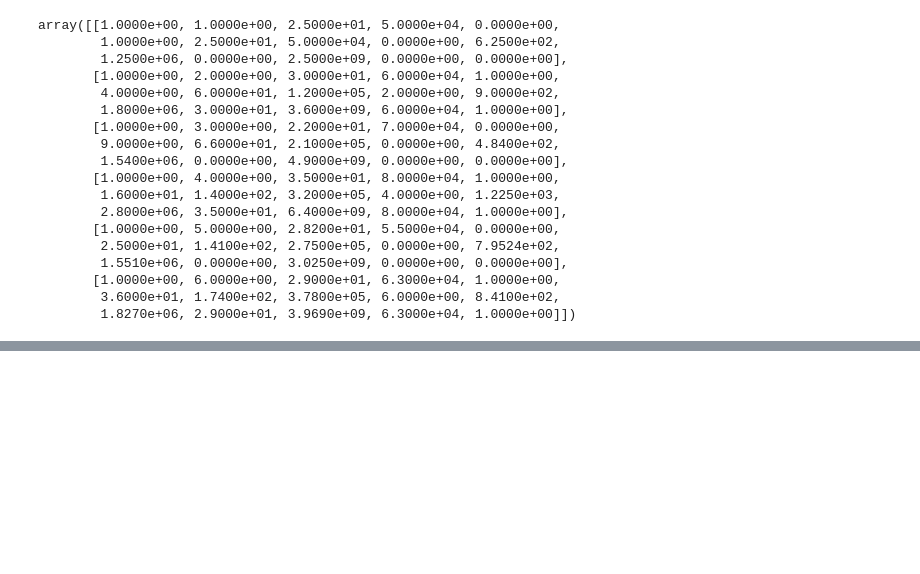
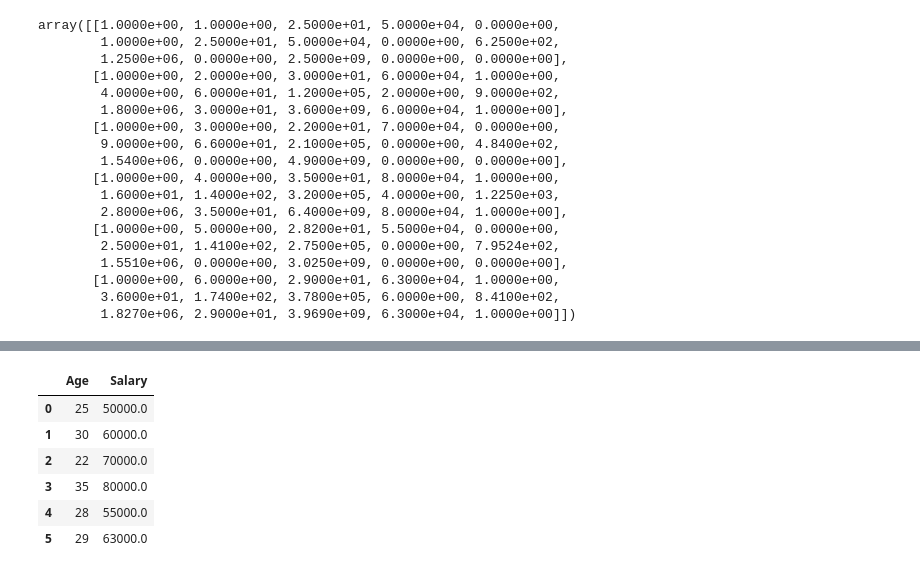
Before and after one commit to hahahang0/pandasPracQuestionsAndAnswers, a Jupyter notebook: pandasDataframeQuestions.ipynb, the cells around one changed output, grey strips where cells are left out. Drawn from its saved outputs; the diff is of its cells as text; code cells hidden in the pictures; blank space fills up the shorter version.

```diff
--- a/pandasDataframeQuestions.ipynb
+++ b/pandasDataframeQuestions.ipynb
@@ -569,0 +581,18 @@ array([[1.0000e+00, 1.0000e+00, 2.5000e+01, 5.0000e+04, 0.0000e+00,
+# %%
+transformed_df = si.fit_transform(numerical_cols)
+# %%
+transformed_df = pd.DataFrame(transformed_df,columns=numeric_columns.columns)
+# %%
+transformed_df["Age"] = transformed_df["Age"].astype("int64")
+# %%
+transformed_df.drop(columns=["ID","Target"],inplace=True)
+# %%
+transformed_df
+# %% [output]
+|  | Age | Salary |
+| 0 | 25 | 50000.0 |
+| 1 | 30 | 60000.0 |
+| 2 | 22 | 70000.0 |
+| 3 | 35 | 80000.0 |
+| 4 | 28 | 55000.0 |
+| 5 | 29 | 63000.0 |
```
Also changed, not shown: parts of 7 cells of this notebook.
